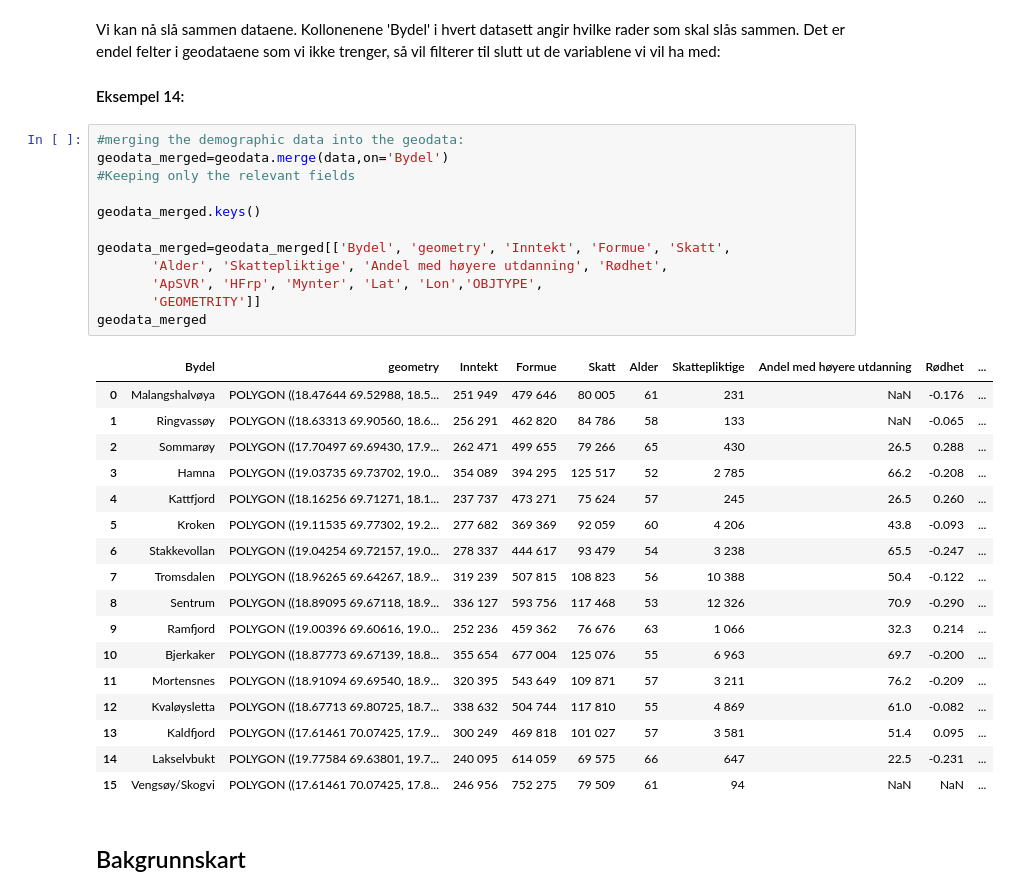
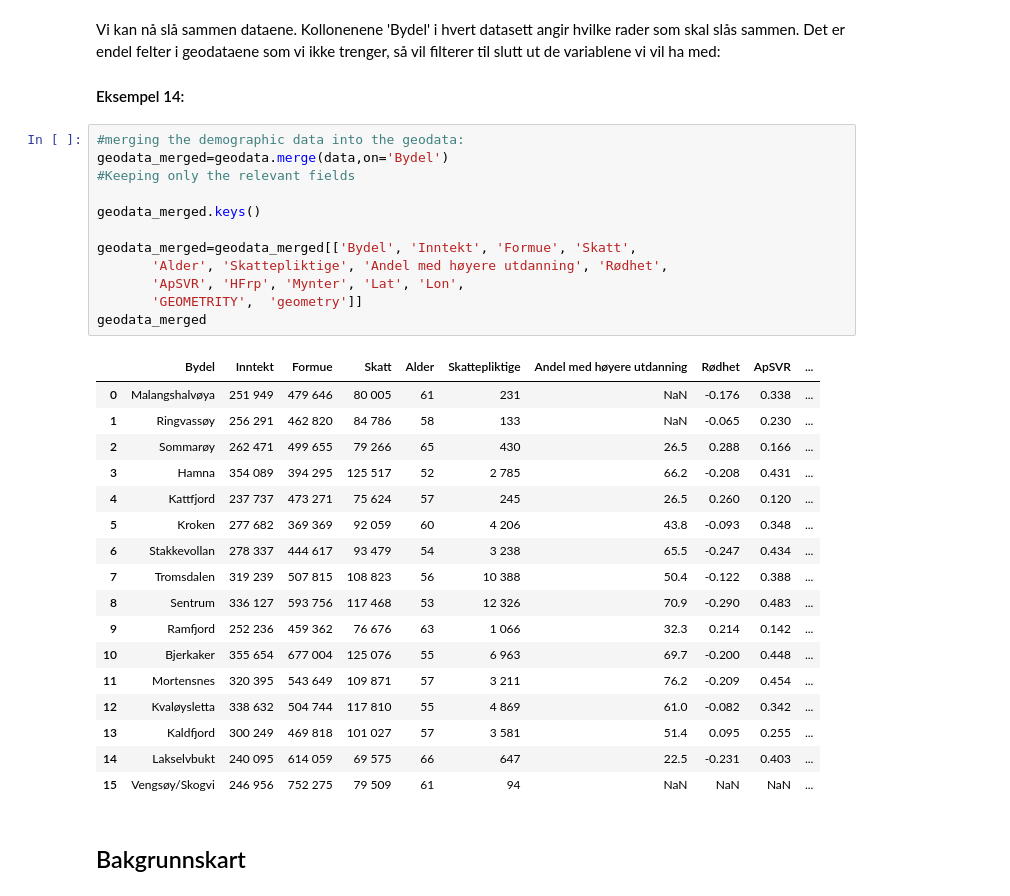
Before and after one commit to harsutvi/notebooks, a Jupyter notebook: 11 - interaktive websider.ipynb, the cells around one changed output. Drawn from its saved outputs; the diff is of its cells as text.

```diff
--- a/11 - interaktive websider.ipynb
+++ b/11 - interaktive websider.ipynb
@@ -342,33 +342,33 @@ Vi kan nå slå sammen dataene. Kollonenene 'Bydel' i hvert datasett angir hvilk
 # %%
 #merging the demographic data into the geodata:
 geodata_merged=geodata.merge(data,on='Bydel')
 #Keeping only the relevant fields
 
 geodata_merged.keys()
 
-geodata_merged=geodata_merged[['Bydel', 'geometry', 'Inntekt', 'Formue', 'Skatt',
+geodata_merged=geodata_merged[['Bydel', 'Inntekt', 'Formue', 'Skatt',
        'Alder', 'Skattepliktige', 'Andel med høyere utdanning', 'Rødhet',
-       'ApSVR', 'HFrp', 'Mynter', 'Lat', 'Lon','OBJTYPE',
-       'GEOMETRITY']]
+       'ApSVR', 'HFrp', 'Mynter', 'Lat', 'Lon',
+       'GEOMETRITY',  'geometry']]
 geodata_merged
 # %% [output]
-|  | Bydel | geometry | Inntekt | Formue | Skatt | Alder | Skattepliktige | Andel med høyere utdanning | Rødhet | ... |
-| 0 | Malangshalvøya | POLYGON ((18.47644 69.52988, 18.5... | 251 949 | 479 646 | 80 005 | 61 | 231 | NaN | -0.176 | ... |
-| 1 | Ringvassøy | POLYGON ((18.63313 69.90560, 18.6... | 256 291 | 462 820 | 84 786 | 58 | 133 | NaN | -0.065 | ... |
-| 2 | Sommarøy | POLYGON ((17.70497 69.69430, 17.9... | 262 471 | 499 655 | 79 266 | 65 | 430 | 26.5 | 0.288 | ... |
-| 3 | Hamna | POLYGON ((19.03735 69.73702, 19.0... | 354 089 | 394 295 | 125 517 | 52 | 2 785 | 66.2 | -0.208 | ... |
-| 4 | Kattfjord | POLYGON ((18.16256 69.71271, 18.1... | 237 737 | 473 271 | 75 624 | 57 | 245 | 26.5 | 0.260 | ... |
-| 5 | Kroken | POLYGON ((19.11535 69.77302, 19.2... | 277 682 | 369 369 | 92 059 | 60 | 4 206 | 43.8 | -0.093 | ... |
-| 6 | Stakkevollan | POLYGON ((19.04254 69.72157, 19.0... | 278 337 | 444 617 | 93 479 | 54 | 3 238 | 65.5 | -0.247 | ... |
-| 7 | Tromsdalen | POLYGON ((18.96265 69.64267, 18.9... | 319 239 | 507 815 | 108 823 | 56 | 10 388 | 50.4 | -0.122 | ... |
-| 8 | Sentrum | POLYGON ((18.89095 69.67118, 18.9... | 336 127 | 593 756 | 117 468 | 53 | 12 326 | 70.9 | -0.290 | ... |
-| 9 | Ramfjord | POLYGON ((19.00396 69.60616, 19.0... | 252 236 | 459 362 | 76 676 | 63 | 1 066 | 32.3 | 0.214 | ... |
-| 10 | Bjerkaker | POLYGON ((18.87773 69.67139, 18.8... | 355 654 | 677 004 | 125 076 | 55 | 6 963 | 69.7 | -0.200 | ... |
-| 11 | Mortensnes | POLYGON ((18.91094 69.69540, 18.9... | 320 395 | 543 649 | 109 871 | 57 | 3 211 | 76.2 | -0.209 | ... |
-| 12 | Kvaløysletta | POLYGON ((18.67713 69.80725, 18.7... | 338 632 | 504 744 | 117 810 | 55 | 4 869 | 61.0 | -0.082 | ... |
-| 13 | Kaldfjord | POLYGON ((17.61461 70.07425, 17.9... | 300 249 | 469 818 | 101 027 | 57 | 3 581 | 51.4 | 0.095 | ... |
-| 14 | Lakselvbukt | POLYGON ((19.77584 69.63801, 19.7... | 240 095 | 614 059 | 69 575 | 66 | 647 | 22.5 | -0.231 | ... |
-| 15 | Vengsøy/Skogvi | POLYGON ((17.61461 70.07425, 17.8... | 246 956 | 752 275 | 79 509 | 61 | 94 | NaN | NaN | ... |
+|  | Bydel | Inntekt | Formue | Skatt | Alder | Skattepliktige | Andel med høyere utdanning | Rødhet | ApSVR | ... |
+| 0 | Malangshalvøya | 251 949 | 479 646 | 80 005 | 61 | 231 | NaN | -0.176 | 0.338 | ... |
+| 1 | Ringvassøy | 256 291 | 462 820 | 84 786 | 58 | 133 | NaN | -0.065 | 0.230 | ... |
+| 2 | Sommarøy | 262 471 | 499 655 | 79 266 | 65 | 430 | 26.5 | 0.288 | 0.166 | ... |
+| 3 | Hamna | 354 089 | 394 295 | 125 517 | 52 | 2 785 | 66.2 | -0.208 | 0.431 | ... |
+| 4 | Kattfjord | 237 737 | 473 271 | 75 624 | 57 | 245 | 26.5 | 0.260 | 0.120 | ... |
+| 5 | Kroken | 277 682 | 369 369 | 92 059 | 60 | 4 206 | 43.8 | -0.093 | 0.348 | ... |
+| 6 | Stakkevollan | 278 337 | 444 617 | 93 479 | 54 | 3 238 | 65.5 | -0.247 | 0.434 | ... |
+| 7 | Tromsdalen | 319 239 | 507 815 | 108 823 | 56 | 10 388 | 50.4 | -0.122 | 0.388 | ... |
+| 8 | Sentrum | 336 127 | 593 756 | 117 468 | 53 | 12 326 | 70.9 | -0.290 | 0.483 | ... |
+| 9 | Ramfjord | 252 236 | 459 362 | 76 676 | 63 | 1 066 | 32.3 | 0.214 | 0.142 | ... |
+| 10 | Bjerkaker | 355 654 | 677 004 | 125 076 | 55 | 6 963 | 69.7 | -0.200 | 0.448 | ... |
+| 11 | Mortensnes | 320 395 | 543 649 | 109 871 | 57 | 3 211 | 76.2 | -0.209 | 0.454 | ... |
+| 12 | Kvaløysletta | 338 632 | 504 744 | 117 810 | 55 | 4 869 | 61.0 | -0.082 | 0.342 | ... |
+| 13 | Kaldfjord | 300 249 | 469 818 | 101 027 | 57 | 3 581 | 51.4 | 0.095 | 0.255 | ... |
+| 14 | Lakselvbukt | 240 095 | 614 059 | 69 575 | 66 | 647 | 22.5 | -0.231 | 0.403 | ... |
+| 15 | Vengsøy/Skogvi | 246 956 | 752 275 | 79 509 | 61 | 94 | NaN | NaN | NaN | ... |
 # %% [markdown]
 ## Bakgrunnskart
 # %% [markdown]
```
